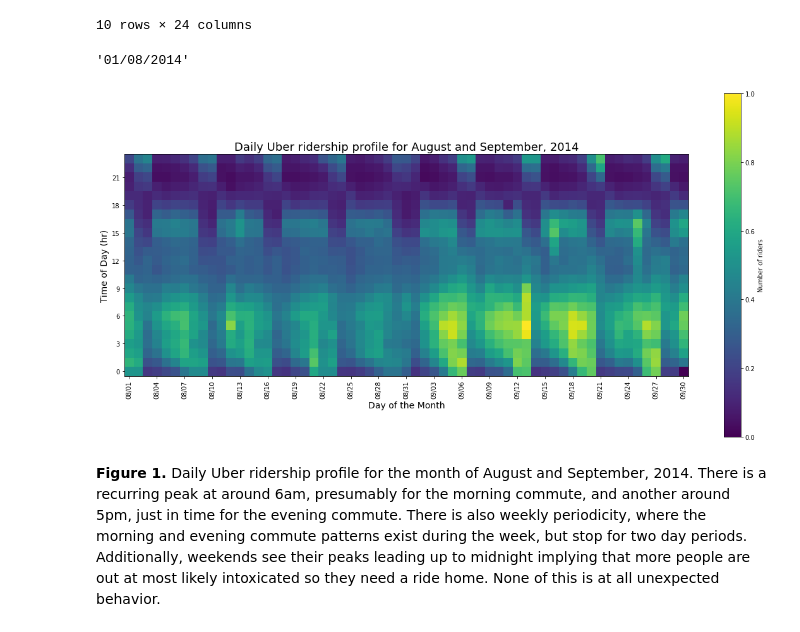
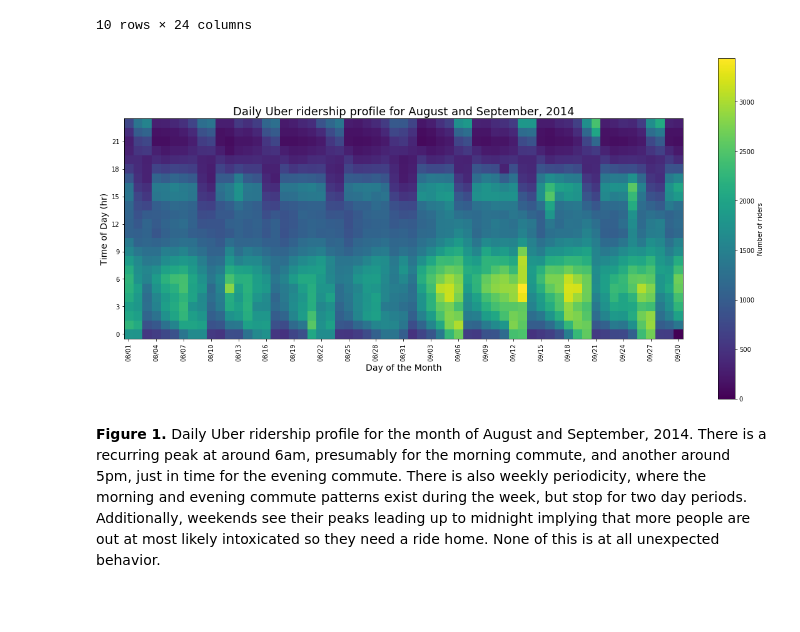
Before and after one commit to beasteers/PUI2017_bs3639, a Jupyter notebook: HW8_bs3639/Visualization.ipynb, the cells around one changed output. Saved outputs shown, nothing was run; the diff lists cells and outputs as text; code cells hidden in the pictures; blank space fills up the shorter version.

```diff
--- a/HW8_bs3639/Visualization.ipynb
+++ b/HW8_bs3639/Visualization.ipynb
@@ -56,23 +56,19 @@ dfct.head(10)
 | 2014-08-09 | 1248 | 856 | 618 | 461 | 333 | 340 | 379 | 482 | 555 | 690 | ... | ... |
 | 2014-08-10 | 1325 | 956 | 695 | 480 | 297 | 270 | 264 | 358 | 500 | 669 | ... | ... |
 10 rows × 24 columns
-# %%
-dfct.index[::3][0].strftime('%d/%m/%Y')
-# %% [output]
-'01/08/2014'
 # %%
 plt.figure(figsize=(20,10))
 
-plt.imshow(dfct.values.T[::-1,:] / dfct.values.max(), cmap='viridis', origin='lower')
+plt.imshow(dfct.values.T[::-1,:], cmap='viridis', origin='lower')
 plt.title('Daily Uber ridership profile for August and September, 2014', fontsize=18)
 
 plt.xlabel('Day of the Month', fontsize=14)
 plt.ylabel('Time of Day (hr)', fontsize=14)
 # plt.xticks(range(0, dfct.values.shape[0], 2), range(1, dfct.values.shape[0]+1, 2))
 plt.xticks(range(0, len(dfct), 3), [d.strftime('%m/%d') for d in dfct.index[::3]], rotation='vertical')
 plt.yticks(range(0, 24, 3))
 plt.colorbar().set_label('Number of riders');
 # %% [output]
-[figure, old version]
+[figure, new version]
 # %% [markdown]
 **Figure 1.** Daily Uber ridership profile for the month of August and September, 2014. There is a recurring peak at around 6am, presumably for the morning commute, and another around 5pm, just in time for the evening commute. There is also weekly periodicity, where the morning and evening commute patterns exist during the week, but stop for two day periods. Additionally, weekends see their peaks leading up to midnight implying that more people are out at most likely intoxicated so they need a ride home. None of this is at all unexpected behavior.
```
Also changed, not shown: 1 other file.
